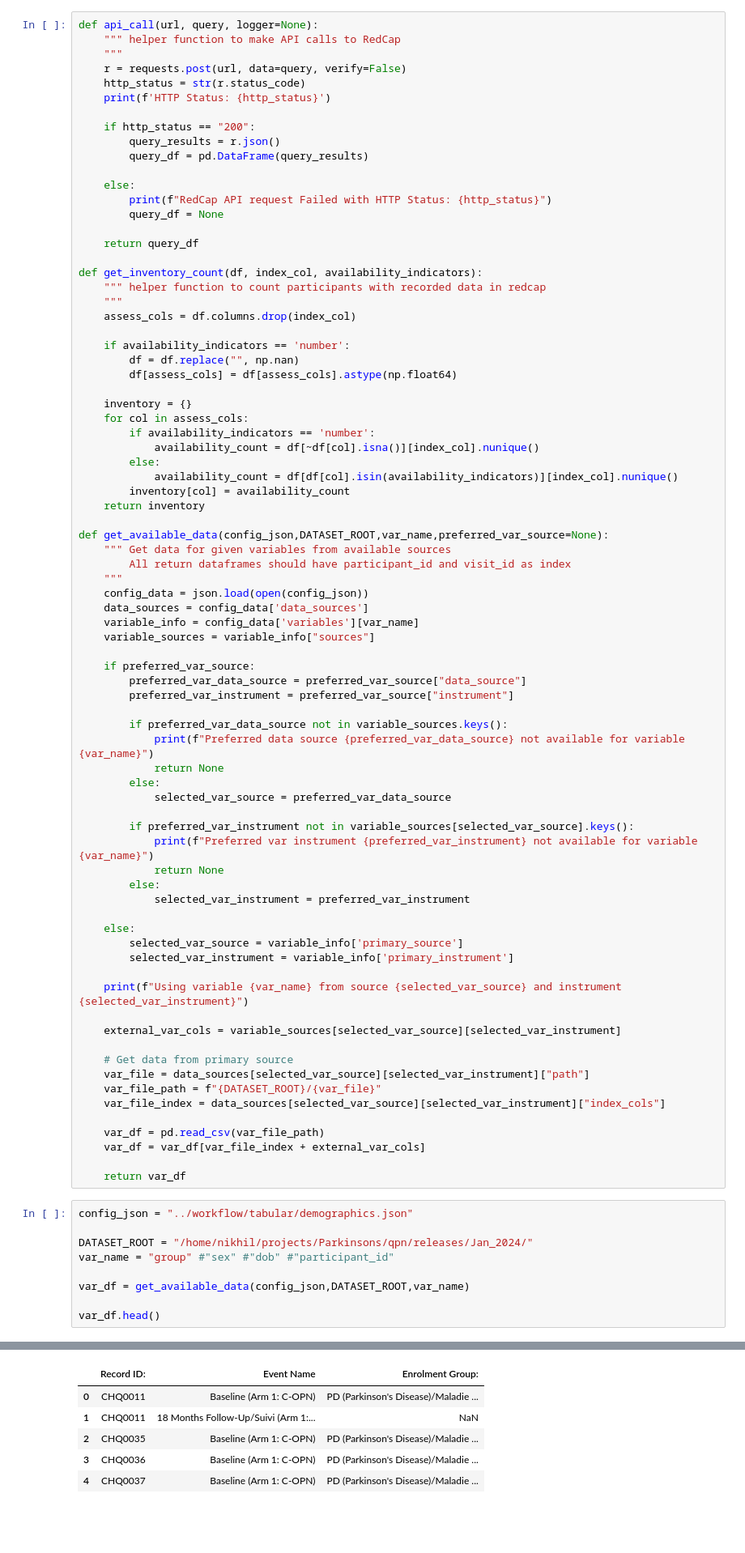
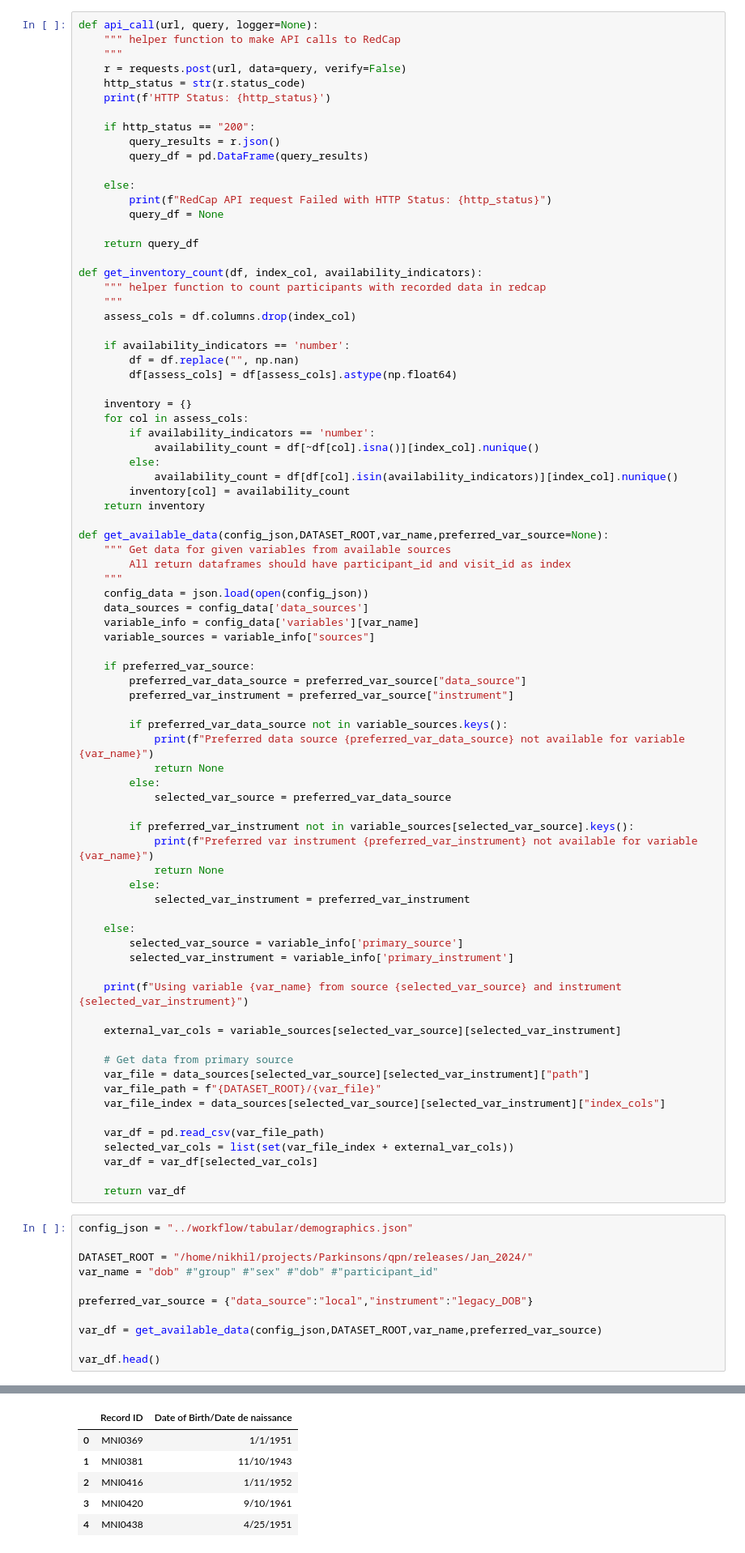
Before and after one commit to nipoppy/nipoppy, a Jupyter notebook: nipoppy/notebooks/tabular_merge.ipynb, the cells around one changed output, grey strips where cells are left out. Shown at 81% size. Saved outputs shown, nothing was run; the diff lists cells and outputs as text; blank space fills up the shorter version.

Commit message:
pheno json test complete

```diff
--- a/nipoppy/notebooks/tabular_merge.ipynb
+++ b/nipoppy/notebooks/tabular_merge.ipynb
@@ -83,16 +83,19 @@ def get_available_data(config_json,DATASET_ROOT,var_name,preferred_var_source=No
     var_file_index = data_sources[selected_var_source][selected_var_instrument]["index_cols"]
 
     var_df = pd.read_csv(var_file_path)
-    var_df = var_df[var_file_index + external_var_cols]
+    selected_var_cols = list(set(var_file_index + external_var_cols))
+    var_df = var_df[selected_var_cols]
 
     return var_df
 # %%
 config_json = "../workflow/tabular/demographics.json"
 
 DATASET_ROOT = "/home/nikhil/projects/Parkinsons/qpn/releases/Jan_2024/"
-var_name = "group" #"sex" #"dob" #"participant_id"
+var_name = "dob" #"group" #"sex" #"dob" #"participant_id"
 
-var_df = get_available_data(config_json,DATASET_ROOT,var_name)
+preferred_var_source = {"data_source":"local","instrument":"legacy_DOB"}
+
+var_df = get_available_data(config_json,DATASET_ROOT,var_name,preferred_var_source)
 
 var_df.head()
 # %% [output]
@@ -100,6 +103,6 @@ Using variable group from source redcap and instrument COPN_MRI_export
-|  | Record ID: | Event Name | Enrolment Group: |
-| 0 | CHQ0011 | Baseline (Arm 1: C-OPN) | PD (Parkinson's Disease)/Maladie ... |
-| 1 | CHQ0011 | 18 Months Follow-Up/Suivi (Arm 1:... | NaN |
-| 2 | CHQ0035 | Baseline (Arm 1: C-OPN) | PD (Parkinson's Disease)/Maladie ... |
-| 3 | CHQ0036 | Baseline (Arm 1: C-OPN) | PD (Parkinson's Disease)/Maladie ... |
-| 4 | CHQ0037 | Baseline (Arm 1: C-OPN) | PD (Parkinson's Disease)/Maladie ... |
+|  | Record ID | Date of Birth/Date de naissance |
+| 0 | MNI0369 | 1/1/1951 |
+| 1 | MNI0381 | 11/10/1943 |
+| 2 | MNI0416 | 1/11/1952 |
+| 3 | MNI0420 | 9/10/1961 |
+| 4 | MNI0438 | 4/25/1951 |
```
Also changed, not shown: parts of 8 cells of this notebook, 2 other files.
